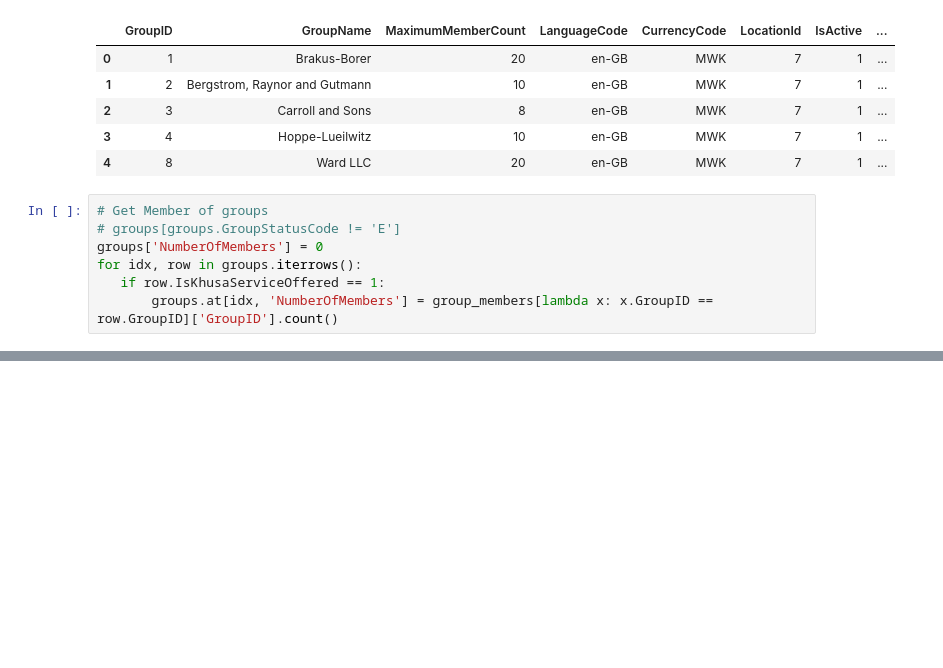
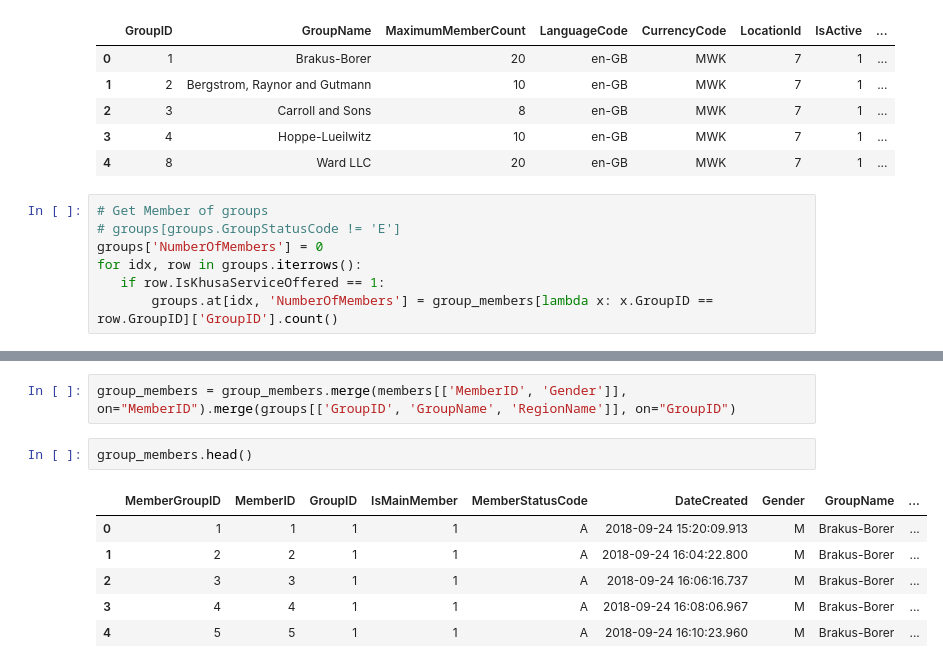
Before and after one commit to pike-msonda/adds_project, a Jupyter notebook: vsla.ipynb, the cells around one changed output, grey strips where cells are left out. Saved outputs shown, nothing was run; the diff lists cells and outputs as text; blank space fills up the shorter version.

```diff
--- a/vsla.ipynb
+++ b/vsla.ipynb
@@ -48,0 +53,11 @@ Int64Index([  0,   1,   2,   3,   4,   5,   6,   7,   8,   9,
+# %%
+group_members = group_members.merge(members[['MemberID', 'Gender']], on="MemberID").merge(groups[['GroupID', 'GroupName', 'RegionName']], on="GroupID")
+# %%
+group_members.head()
+# %% [output]
+|  | MemberGroupID | MemberID | GroupID | IsMainMember | MemberStatusCode | DateCreated | Gender | GroupName | ... |
+| 0 | 1 | 1 | 1 | 1 | A | 2018-09-24 15:20:09.913 | M | Brakus-Borer | ... |
+| 1 | 2 | 2 | 1 | 1 | A | 2018-09-24 16:04:22.800 | M | Brakus-Borer | ... |
+| 2 | 3 | 3 | 1 | 1 | A | 2018-09-24 16:06:16.737 | M | Brakus-Borer | ... |
+| 3 | 4 | 4 | 1 | 1 | A | 2018-09-24 16:08:06.967 | M | Brakus-Borer | ... |
+| 4 | 5 | 5 | 1 | 1 | A | 2018-09-24 16:10:23.960 | M | Brakus-Borer | ... |
```
Also changed, not shown: parts of 8 cells of this notebook.
